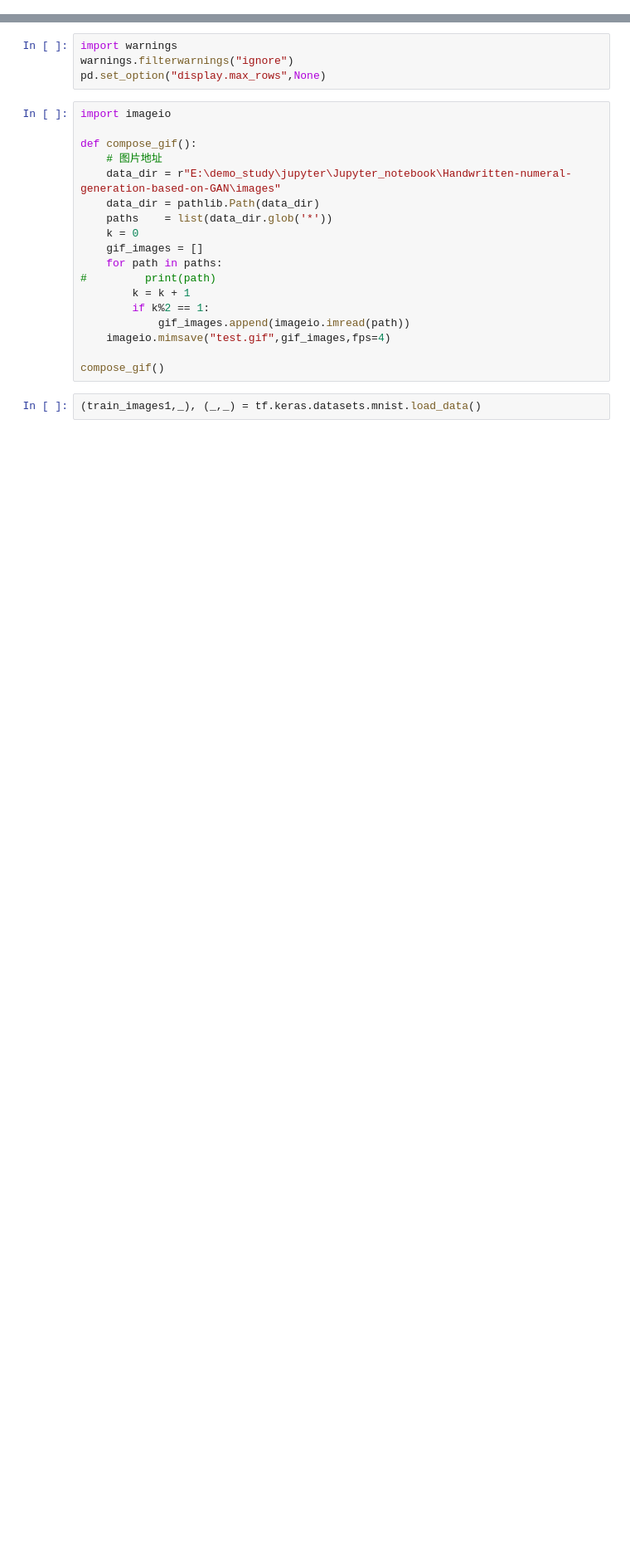
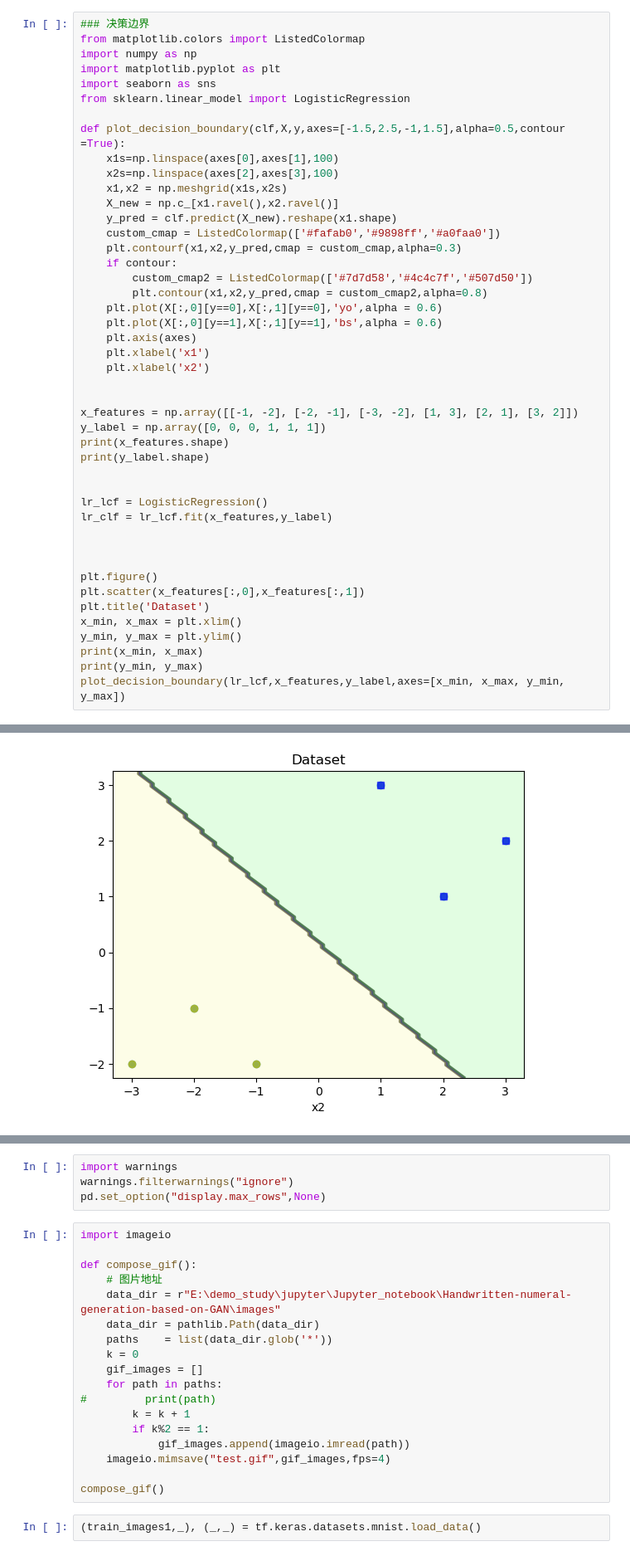
Before and after one commit to Mr-Kwok-2020/VScode, a Jupyter notebook: z综合信息/记录/笔记本.ipynb, the cells around one changed output, grey strips where cells are left out. Shown at 83% size. Drawn from its saved outputs; the diff is of its cells as text; blank space fills up the shorter version.

```diff
--- a/z综合信息/记录/笔记本.ipynb
+++ b/z综合信息/记录/笔记本.ipynb
@@ -6,0 +3,46 @@ You can list all discoverable environments with `conda info --envs`.
+# %%
+### 决策边界
+from matplotlib.colors import ListedColormap
+import numpy as np
+import matplotlib.pyplot as plt
+import seaborn as sns
+from sklearn.linear_model import LogisticRegression
+
+def plot_decision_boundary(clf,X,y,axes=[-1.5,2.5,-1,1.5],alpha=0.5,contour =True):
+    x1s=np.linspace(axes[0],axes[1],100)
+    x2s=np.linspace(axes[2],axes[3],100)
+    x1,x2 = np.meshgrid(x1s,x2s)
+    X_new = np.c_[x1.ravel(),x2.ravel()]
+    y_pred = clf.predict(X_new).reshape(x1.shape)
+    custom_cmap = ListedColormap(['#fafab0','#9898ff','#a0faa0'])
+    plt.contourf(x1,x2,y_pred,cmap = custom_cmap,alpha=0.3)
+    if contour:
+        custom_cmap2 = ListedColormap(['#7d7d58','#4c4c7f','#507d50'])
+        plt.contour(x1,x2,y_pred,cmap = custom_cmap2,alpha=0.8)
+    plt.plot(X[:,0][y==0],X[:,1][y==0],'yo',alpha = 0.6)
+    plt.plot(X[:,0][y==1],X[:,1][y==1],'bs',alpha = 0.6)
+    plt.axis(axes)
+    plt.xlabel('x1')
+    plt.xlabel('x2')
+
+
+x_features = np.array([[-1, -2], [-2, -1], [-3, -2], [1, 3], [2, 1], [3, 2]])
+y_label = np.array([0, 0, 0, 1, 1, 1])
+print(x_features.shape)
+print(y_label.shape)
+
+
+lr_lcf = LogisticRegression()
+lr_clf = lr_lcf.fit(x_features,y_label)
+
+
+
+plt.figure()
+plt.scatter(x_features[:,0],x_features[:,1])
+plt.title('Dataset')
+x_min, x_max = plt.xlim()
+y_min, y_max = plt.ylim()
+print(x_min, x_max)
+print(y_min, y_max)
+plot_decision_boundary(lr_lcf,x_features,y_label,axes=[x_min, x_max, y_min, y_max])
+# %% [output]
@@ -6,0 +53 @@ You can list all discoverable environments with `conda info --envs`.
+[figure, added]
```
Also changed, not shown: parts of 5 cells of this notebook, 38 other files.
